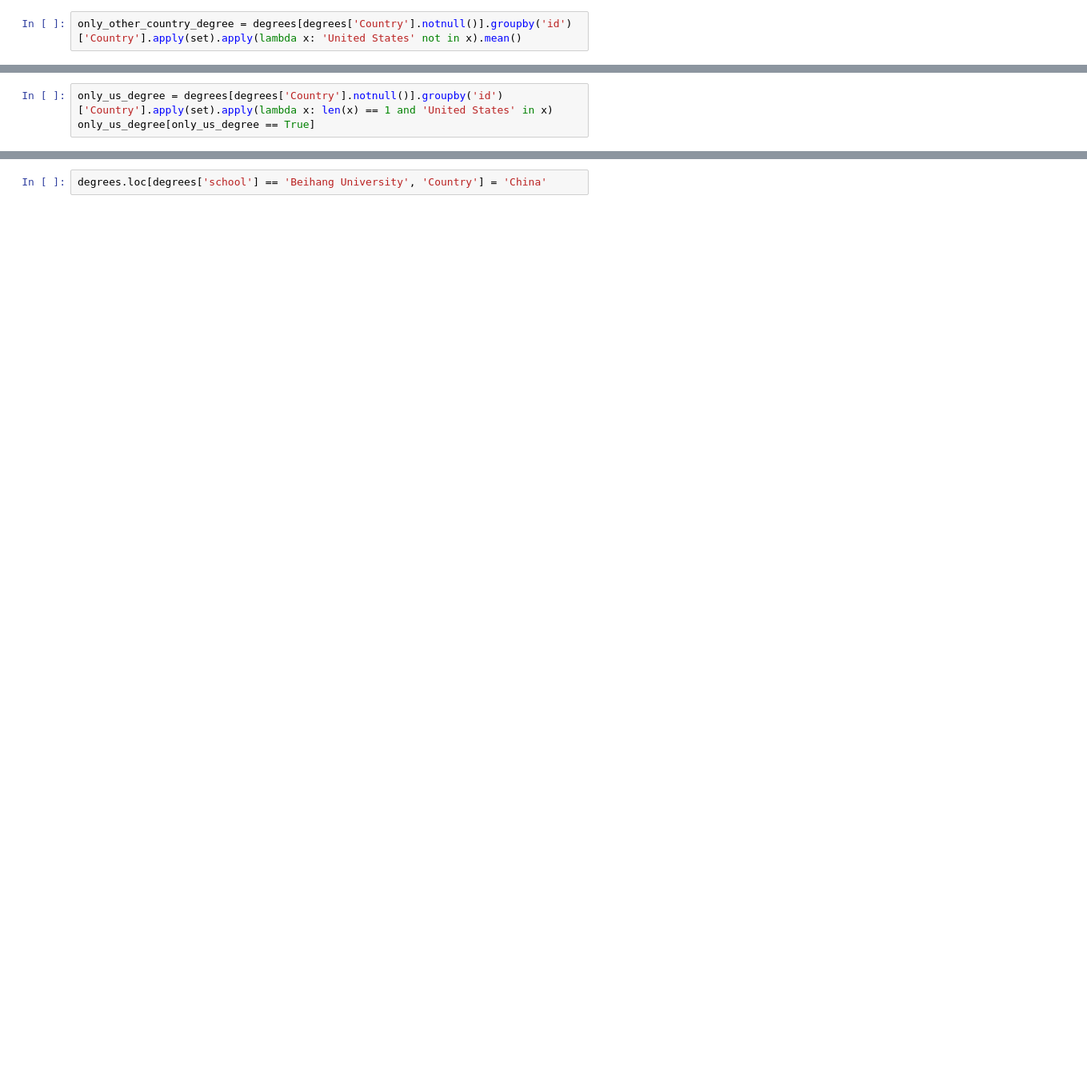
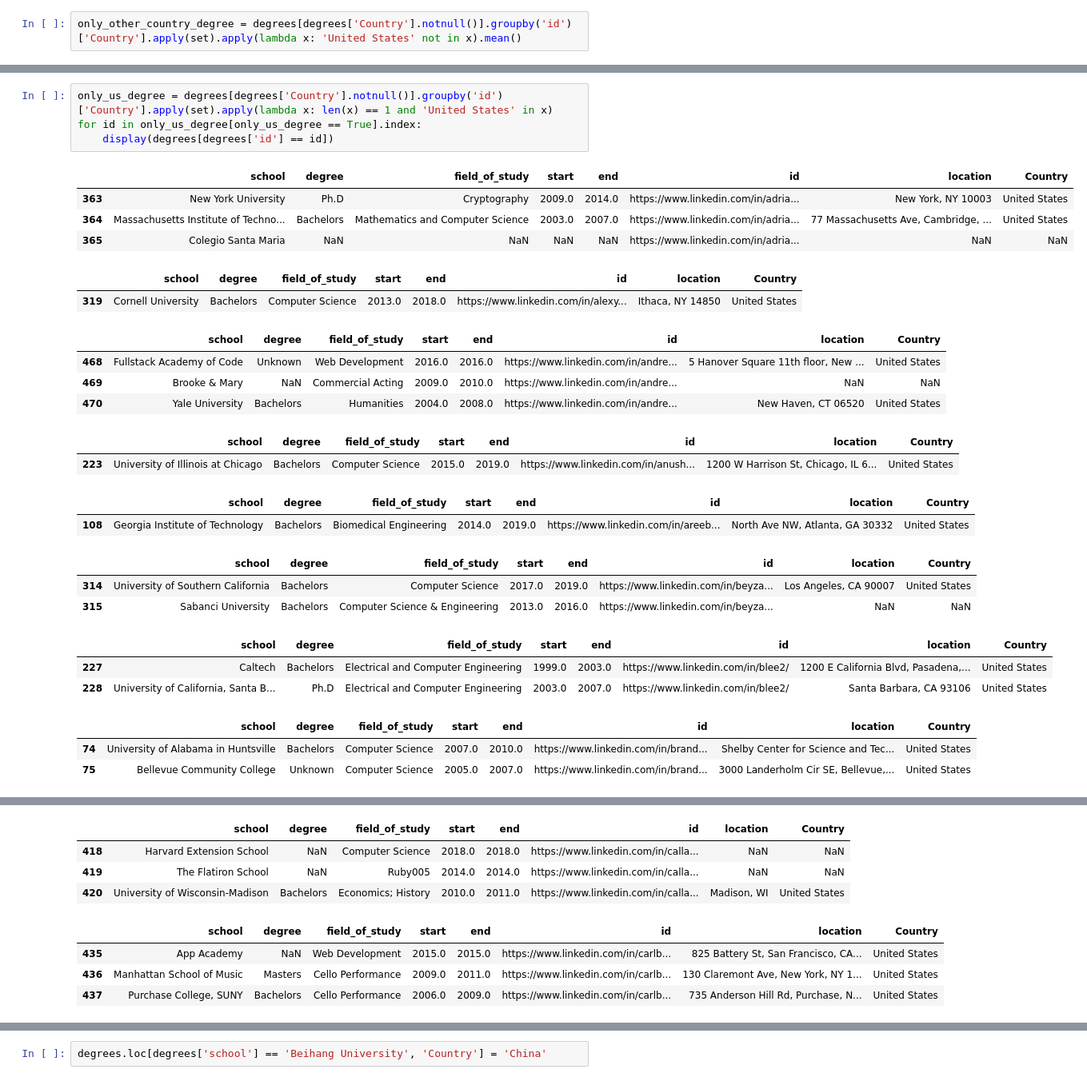
Before and after one commit to aamster/LinkedinSEStats, a Jupyter notebook: Untitled.ipynb, the cells around one changed output, grey strips where cells are left out. Shown: that part at 80% size. Drawn from its saved outputs; the diff is of its cells as text; blank space fills up the shorter version.

```diff
--- a/Untitled.ipynb
+++ b/Untitled.ipynb
@@ -129,5 +129,29 @@ px.bar(pd.DataFrame({'Degree Country': ['US and Other', 'Only US', 'Only Other']
 [interactive output not drawn]
 # %%
 only_us_degree = degrees[degrees['Country'].notnull()].groupby('id')['Country'].apply(set).apply(lambda x: len(x) == 1 and 'United States' in x)
-only_us_degree[only_us_degree == True]
+for id in only_us_degree[only_us_degree == True].index:
+    display(degrees[degrees['id'] == id])
 # %% [output]
+|  | school | degree | field_of_study | start | end | id | location | Country |
+| 363 | New York University | Ph.D | Cryptography | 2009.0 | 2014.0 | https://www.linkedin.com/in/adria... | New York, NY 10003 | United States |
+| 364 | Massachusetts Institute of Techno... | Bachelors | Mathematics and Computer Science | 2003.0 | 2007.0 | https://www.linkedin.com/in/adria... | 77 Massachusetts Ave, Cambridge, ... | United States |
+| 365 | Colegio Santa Maria | NaN | NaN | NaN | NaN | https://www.linkedin.com/in/adria... | NaN | NaN |
+|  | school | degree | field_of_study | start | end | id | location | Country |
+| 319 | Cornell University | Bachelors | Computer Science | 2013.0 | 2018.0 | https://www.linkedin.com/in/alexy... | Ithaca, NY 14850 | United States |
+|  | school | degree | field_of_study | start | end | id | location | Country |
+| 468 | Fullstack Academy of Code | Unknown | Web Development | 2016.0 | 2016.0 | https://www.linkedin.com/in/andre... | 5 Hanover Square 11th floor, New ... | United States |
+| 469 | Brooke & Mary | NaN | Commercial Acting | 2009.0 | 2010.0 | https://www.linkedin.com/in/andre... | NaN | NaN |
+| 470 | Yale University | Bachelors | Humanities | 2004.0 | 2008.0 | https://www.linkedin.com/in/andre... | New Haven, CT 06520 | United States |
+|  | school | degree | field_of_study | start | end | id | location | Country |
+| 223 | University of Illinois at Chicago | Bachelors | Computer Science | 2015.0 | 2019.0 | https://www.linkedin.com/in/anush... | 1200 W Harrison St, Chicago, IL 6... | United States |
+|  | school | degree | field_of_study | start | end | id | location | Country |
+| 108 | Georgia Institute of Technology | Bachelors | Biomedical Engineering | 2014.0 | 2019.0 | https://www.linkedin.com/in/areeb... | North Ave NW, Atlanta, GA 30332 | United States |
+|  | school | degree | field_of_study | start | end | id | location | Country |
+| 314 | University of Southern California | Bachelors | Computer Science | 2017.0 | 2019.0 | https://www.linkedin.com/in/beyza... | Los Angeles, CA 90007 | United States |
+| 315 | Sabanci University | Bachelors | Computer Science & Engineering | 2013.0 | 2016.0 | https://www.linkedin.com/in/beyza... | NaN | NaN |
+|  | school | degree | field_of_study | start | end | id | location | Country |
+| 227 | Caltech | Bachelors | Electrical and Computer Engineering | 1999.0 | 2003.0 | https://www.linkedin.com/in/blee2/ | 1200 E California Blvd, Pasadena,... | United States |
+| 228 | University of California, Santa B... | Ph.D | Electrical and Computer Engineering | 2003.0 | 2007.0 | https://www.linkedin.com/in/blee2/ | Santa Barbara, CA 93106 | United States |
+|  | school | degree | field_of_study | start | end | id | location | Country |
+| 74 | University of Alabama in Huntsville | Bachelors | Computer Science | 2007.0 | 2010.0 | https://www.linkedin.com/in/brand... | Shelby Center for Science and Tec... | United States |
+| 75 | Bellevue Community College | Unknown | Computer Science | 2005.0 | 2007.0 | https://www.linkedin.com/in/brand... | 3000 Landerholm Cir SE, Bellevue,... | United States |
@@ -133,0 +162,8 @@ only_us_degree[only_us_degree == True]
+|  | school | degree | field_of_study | start | end | id | location | Country |
+| 418 | Harvard Extension School | NaN | Computer Science | 2018.0 | 2018.0 | https://www.linkedin.com/in/calla... | NaN | NaN |
+| 419 | The Flatiron School | NaN | Ruby005 | 2014.0 | 2014.0 | https://www.linkedin.com/in/calla... | NaN | NaN |
+| 420 | University of Wisconsin-Madison | Bachelors | Economics; History | 2010.0 | 2011.0 | https://www.linkedin.com/in/calla... | Madison, WI | United States |
+|  | school | degree | field_of_study | start | end | id | location | Country |
+| 435 | App Academy | NaN | Web Development | 2015.0 | 2015.0 | https://www.linkedin.com/in/carlb... | 825 Battery St, San Francisco, CA... | United States |
+| 436 | Manhattan School of Music | Masters | Cello Performance | 2009.0 | 2011.0 | https://www.linkedin.com/in/carlb... | 130 Claremont Ave, New York, NY 1... | United States |
+| 437 | Purchase College, SUNY | Bachelors | Cello Performance | 2006.0 | 2009.0 | https://www.linkedin.com/in/carlb... | 735 Anderson Hill Rd, Purchase, N... | United States |
```
Also changed, not shown: parts of 4 cells of this notebook, 4 other files.
